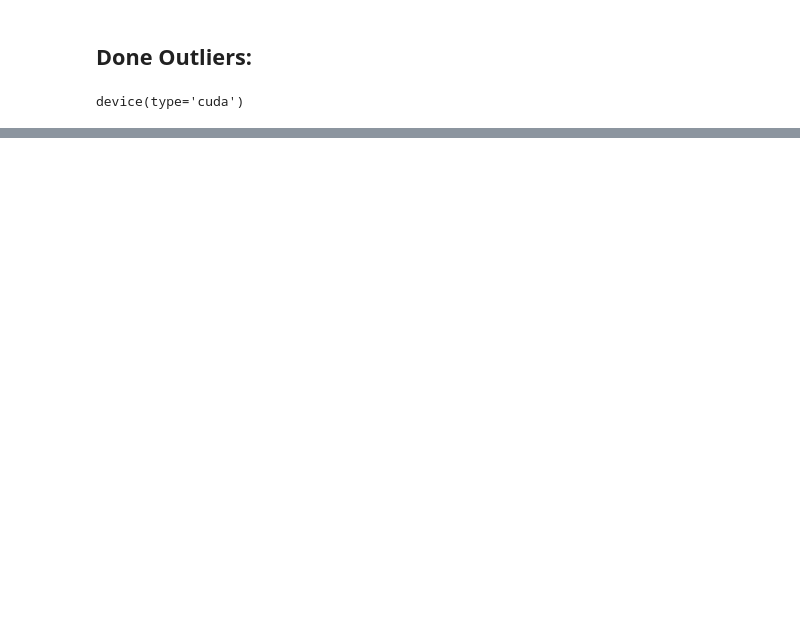
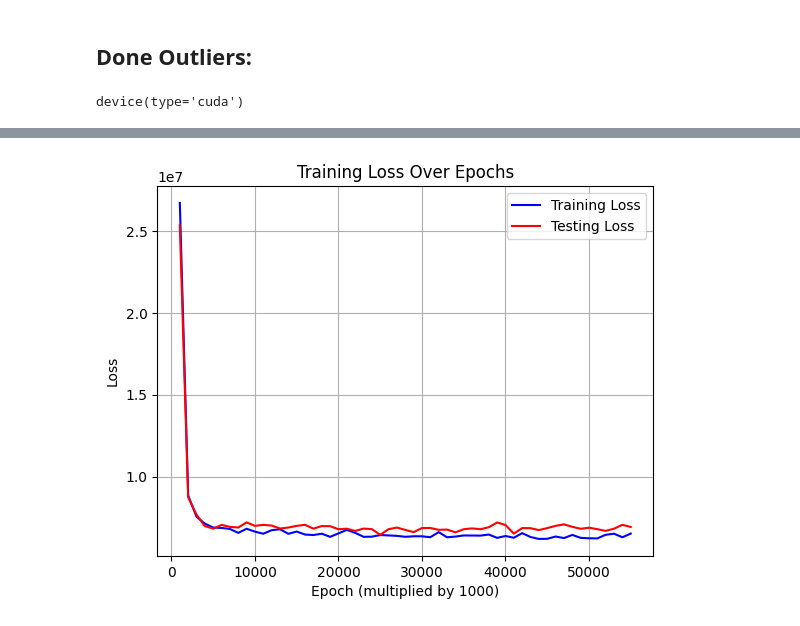
Before and after one commit to KIa-MEL/Credit-Limit-Prediction-Using-Neural-Networks, a Jupyter notebook: src/main.ipynb, the cells around one changed output, grey strips where cells are left out. Cells and saved outputs as stored; diff of their text form; code cells hidden in the pictures; blank space fills up the shorter version.

```diff
--- a/src/main.ipynb
+++ b/src/main.ipynb
@@ -297,12 +390,14 @@ n_features
 # %%
-num_epochs = 100000
-learning_rate = 0.0001
+num_epochs = 300000
+learning_rate = 0.001
+list_of_losses = []
+list_of_losses_test = []
 criterion = nn.MSELoss()  ####################################################################
 optimizer = torch.optim.Adam(model.parameters(), lr=learning_rate)
 lmbda = lambda epoch: 0.95
 
 scheduler = MultiplicativeLR(optimizer, lr_lambda=lmbda)
-lambda_reg = 0.1
+lambda_reg = 0.01
 loss = 0
 
 
@@ -338,6 +433,8 @@ for epoch in range(num_epochs):
     if (epoch+1) % 1000 == 0:
         print(f"epoch: {epoch+1}, loss = {loss.item():.4f} || "
               f"lr: {optimizer.state_dict()['param_groups'][0]['lr']:.7f}")
-    if (epoch+1) % 5000 == 0 and epoch > 20000:
+        list_of_losses.append(loss.item())
+        list_of_losses_test.append(criterion(model(X_test_fs), y_test).item())
+    if (epoch+1) % 5000 == 0 and epoch > 5000:
         scheduler.step()
 # %% [output]
@@ -361,3 +459,25 @@ epoch: 100000, loss = 4369088.5000 || lr: 0.0000463
+# %%
+epochs = [epoch * 1000 for epoch in range(1, len(list_of_losses) + 1)]
+
+# Plot the losses
+plt.plot(epochs, list_of_losses, linestyle='-', color='b', label='Training Loss')
+plt.plot(epochs, list_of_losses_test, linestyle='-', color='r', label='Testing Loss')
+
+# Add title and labels
+plt.title('Training Loss Over Epochs')
+plt.xlabel('Epoch (multiplied by 1000)')
+plt.ylabel('Loss')
+
+# Add grid
+plt.grid(True)
+
+# Add legend
+plt.legend()
+
+# Display the plot
+plt.show()
+# %% [output]
+[figure, added]
 # %%
 from sklearn.metrics import mean_squared_error
 with torch.no_grad():
```
Also changed, not shown: parts of 20 cells of this notebook.
